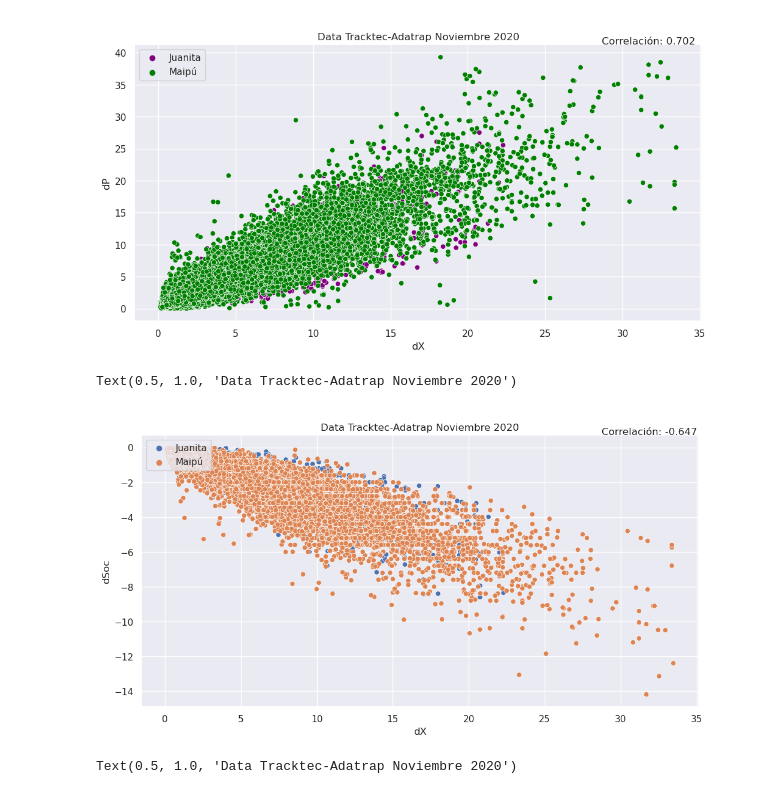
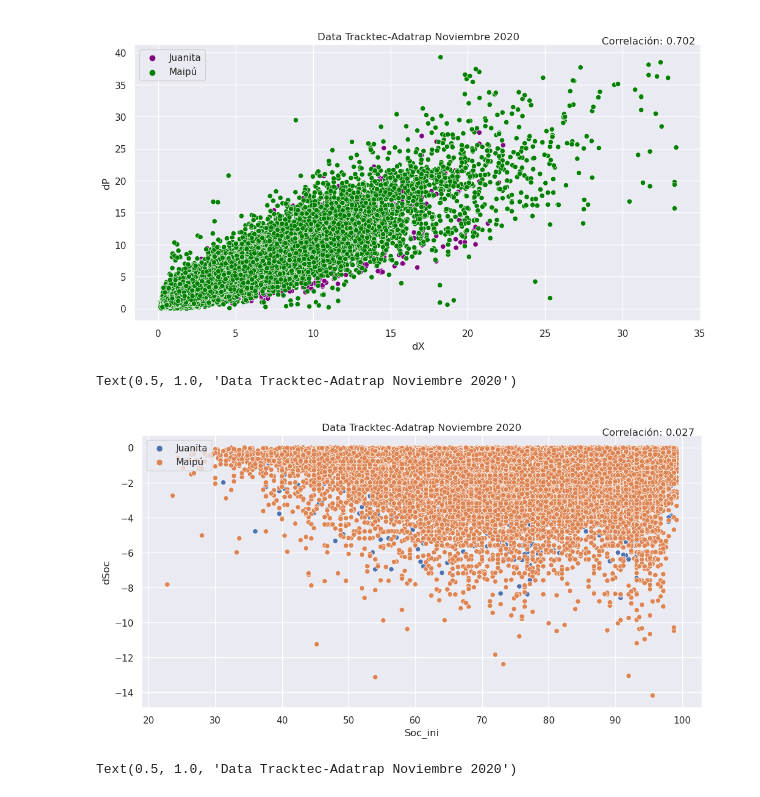
Before and after one commit to BrunoSE/estudio_consumo, a Jupyter notebook: explorar_cruce_electricos.ipynb, the cells around one changed output. Cells and saved outputs as stored; diff of their text form; code cells hidden in the pictures.

```diff
--- a/explorar_cruce_electricos.ipynb
+++ b/explorar_cruce_electricos.ipynb
@@ -378,24 +378,24 @@ Text(0.5, 1.0, 'Data Tracktec-Adatrap Noviembre 2020')
 [figure]
 # %%
 palette ={"Juanita": "purple", "Maipú": "green"}
-varx = 'dX'
+varx = 'Soc_ini'
 vary = 'dSoc'
 sns.scatterplot(data=data_final,
                 x=varx, y=vary,
                 hue='Terminal')
 
 plt.legend(loc='upper left')
 
 plt.annotate(f"Correlación: {round(corr[varx][vary], 3)}",
              xy=(0.8, 0.94), xycoords='figure fraction',
              horizontalalignment='left', verticalalignment='top', fontsize=12)
 
 plt.title('Data Tracktec-Adatrap Noviembre 2020')
 # plt.xlabel('Pendiente [%]')
 # plt.ylabel('Potencia por km [kWh / km]')
 # %% [output]
 Text(0.5, 1.0, 'Data Tracktec-Adatrap Noviembre 2020')
-[figure, old version]
+[figure, new version]
 # %%
 varx = 'dX'
 vary = 'dSoc'
```
Also changed, not shown: 1 other file.
